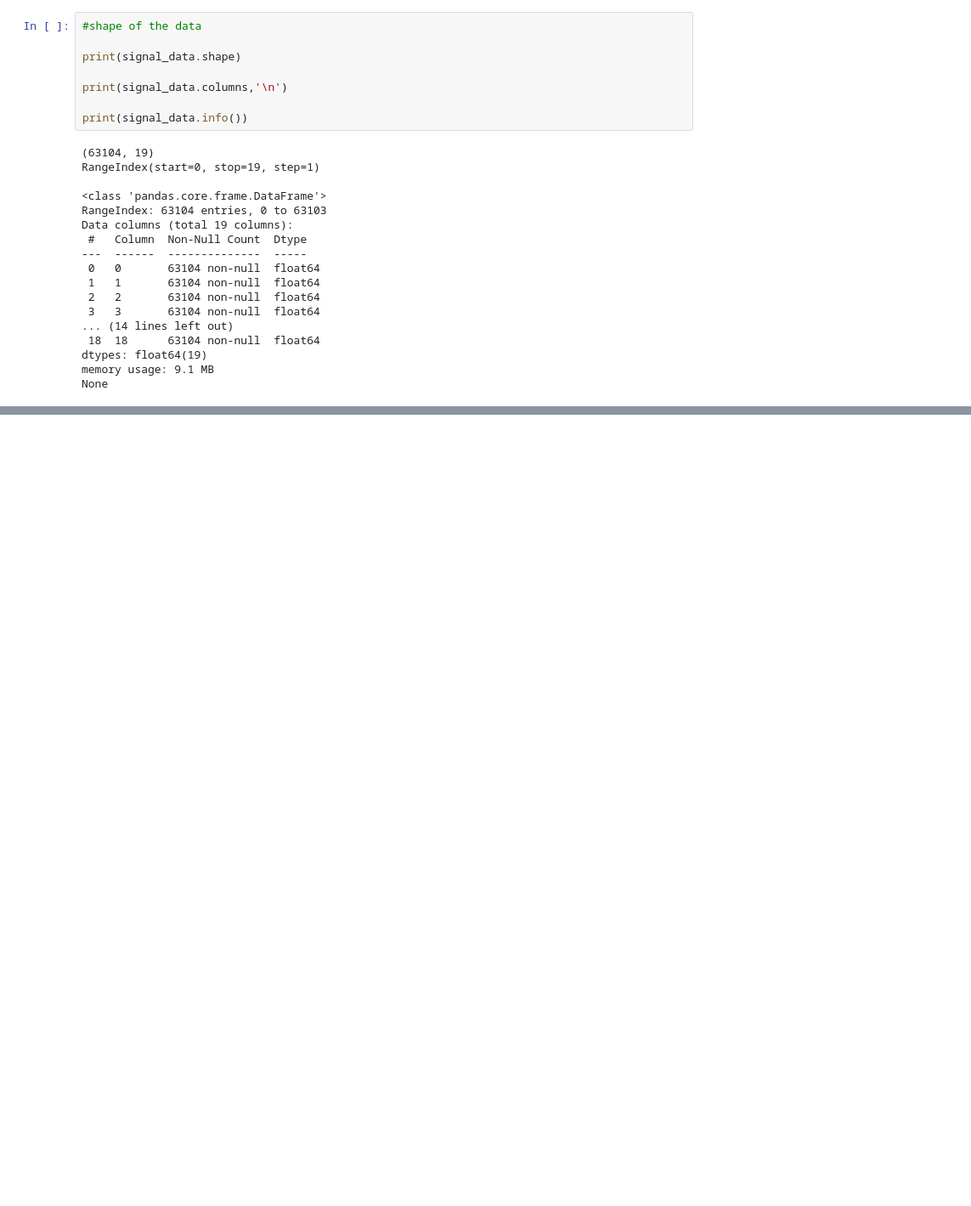
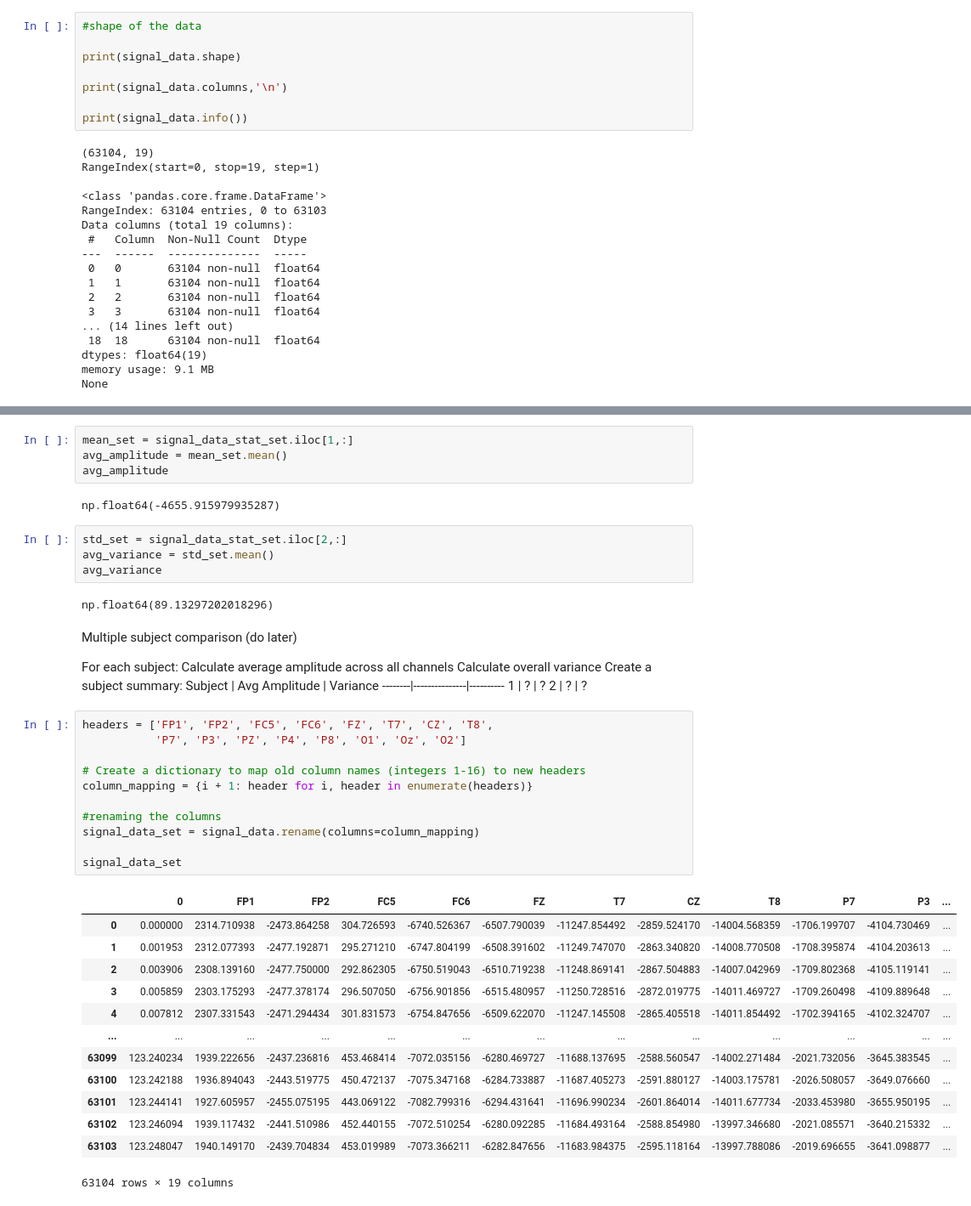
Before and after one commit to aparna-2001/machine_learning_using_python, a Jupyter notebook: level1_ML_foundation_BCI.ipynb, the cells around one changed output, grey strips where cells are left out. Shown at 85% size. Drawn from its saved outputs; the diff is of its cells as text; blank space fills up the shorter version.

```diff
--- a/level1_ML_foundation_BCI.ipynb
+++ b/level1_ML_foundation_BCI.ipynb
@@ -132,0 +288,48 @@ What data type is each column? - each data type is float
+# %%
+mean_set = signal_data_stat_set.iloc[1,:]
+avg_amplitude = mean_set.mean()
+avg_amplitude
+# %% [output]
+np.float64(-4655.915979935287)
+# %%
+std_set = signal_data_stat_set.iloc[2,:]
+avg_variance = std_set.mean()
+avg_variance
+# %% [output]
+np.float64(89.13297202018296)
+# %% [markdown]
+Multiple subject comparison (do later)
+
+For each subject:
+Calculate average amplitude across all channels
+Calculate overall variance
+Create a subject summary:
+Subject | Avg Amplitude | Variance
+--------|---------------|----------
+1       | ?             | ?
+2       | ?             | ?
+# %%
+headers = ['FP1', 'FP2', 'FC5', 'FC6', 'FZ', 'T7', 'CZ', 'T8',
+           'P7', 'P3', 'PZ', 'P4', 'P8', 'O1', 'Oz', 'O2']
+
+# Create a dictionary to map old column names (integers 1-16) to new headers
+column_mapping = {i + 1: header for i, header in enumerate(headers)}
+
+#renaming the columns
+signal_data_set = signal_data.rename(columns=column_mapping)
+
+signal_data_set
+# %% [output]
+|  | 0 | FP1 | FP2 | FC5 | FC6 | FZ | T7 | CZ | T8 | P7 | P3 | ... |
+| 0 | 0.000000 | 2314.710938 | -2473.864258 | 304.726593 | -6740.526367 | -6507.790039 | -11247.854492 | -2859.524170 | -14004.568359 | -1706.199707 | -4104.730469 | ... |
+| 1 | 0.001953 | 2312.077393 | -2477.192871 | 295.271210 | -6747.804199 | -6508.391602 | -11249.747070 | -2863.340820 | -14008.770508 | -1708.395874 | -4104.203613 | ... |
+| 2 | 0.003906 | 2308.139160 | -2477.750000 | 292.862305 | -6750.519043 | -6510.719238 | -11248.869141 | -2867.504883 | -14007.042969 | -1709.802368 | -4105.119141 | ... |
+| 3 | 0.005859 | 2303.175293 | -2477.378174 | 296.507050 | -6756.901856 | -6515.480957 | -11250.728516 | -2872.019775 | -14011.469727 | -1709.260498 | -4109.889648 | ... |
+| 4 | 0.007812 | 2307.331543 | -2471.294434 | 301.831573 | -6754.847656 | -6509.622070 | -11247.145508 | -2865.405518 | -14011.854492 | -1702.394165 | -4102.324707 | ... |
+| ... | ... | ... | ... | ... | ... | ... | ... | ... | ... | ... | ... | ... |
+| 63099 | 123.240234 | 1939.222656 | -2437.236816 | 453.468414 | -7072.035156 | -6280.469727 | -11688.137695 | -2588.560547 | -14002.271484 | -2021.732056 | -3645.383545 | ... |
+| 63100 | 123.242188 | 1936.894043 | -2443.519775 | 450.472137 | -7075.347168 | -6284.733887 | -11687.405273 | -2591.880127 | -14003.175781 | -2026.508057 | -3649.076660 | ... |
+| 63101 | 123.244141 | 1927.605957 | -2455.075195 | 443.069122 | -7082.799316 | -6294.431641 | -11696.990234 | -2601.864014 | -14011.677734 | -2033.453980 | -3655.950195 | ... |
+| 63102 | 123.246094 | 1939.117432 | -2441.510986 | 452.440155 | -7072.510254 | -6280.092285 | -11684.493164 | -2588.854980 | -13997.346680 | -2021.085571 | -3640.215332 | ... |
+| 63103 | 123.248047 | 1940.149170 | -2439.704834 | 453.019989 | -7073.366211 | -6282.847656 | -11683.984375 | -2595.118164 | -13997.788086 | -2019.696655 | -3641.098877 | ... |
+63104 rows × 19 columns
```
Also changed, not shown: parts of 14 cells of this notebook.
